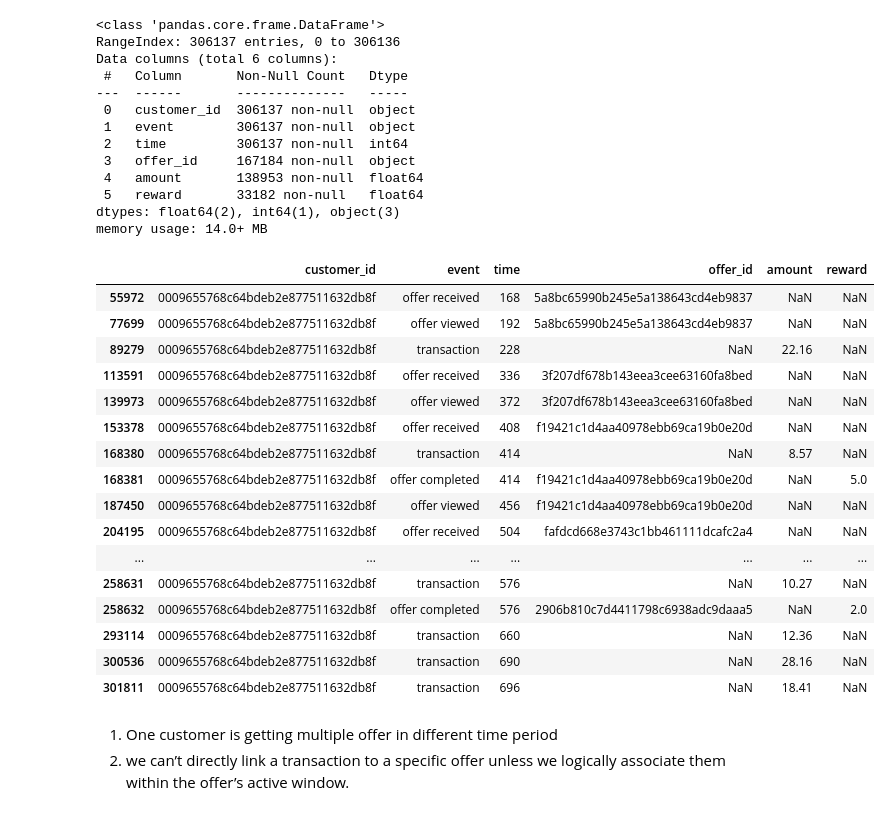
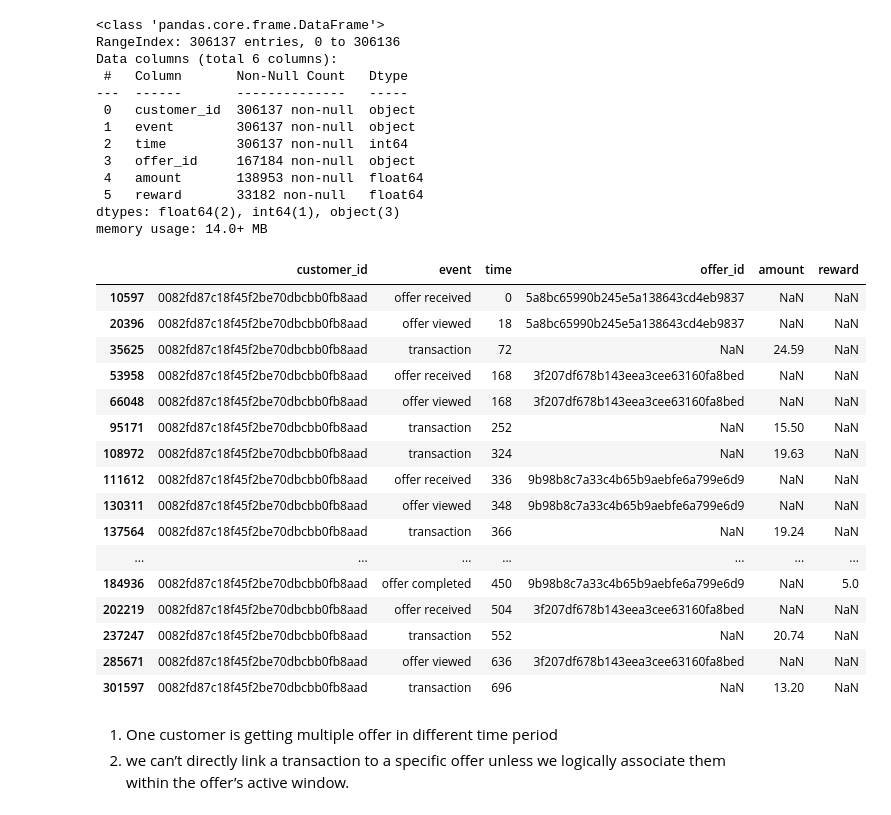
Before and after one commit to irfanzim/Python-Maven-Rewards-Challenge, a Jupyter notebook: final_analysis.ipynb, the cells around one changed output. Drawn from its saved outputs; the diff is of its cells as text; code cells hidden in the pictures.

```diff
--- a/final_analysis.ipynb
+++ b/final_analysis.ipynb
@@ -212,25 +297,25 @@ dtypes: float64(2), int64(1), object(3)
 memory usage: 14.0+ MB
 # %%
 #check events for a single random customer_id
-df_event[df_event.customer_id=="0009655768c64bdeb2e877511632db8f"]
+df_event[df_event.customer_id=="0082fd87c18f45f2be70dbcbb0fb8aad"]
 # %% [output]
 |  | customer_id | event | time | offer_id | amount | reward |
-| 55972 | 0009655768c64bdeb2e877511632db8f | offer received | 168 | 5a8bc65990b245e5a138643cd4eb9837 | NaN | NaN |
-| 77699 | 0009655768c64bdeb2e877511632db8f | offer viewed | 192 | 5a8bc65990b245e5a138643cd4eb9837 | NaN | NaN |
-| 89279 | 0009655768c64bdeb2e877511632db8f | transaction | 228 | NaN | 22.16 | NaN |
-| 113591 | 0009655768c64bdeb2e877511632db8f | offer received | 336 | 3f207df678b143eea3cee63160fa8bed | NaN | NaN |
-| 139973 | 0009655768c64bdeb2e877511632db8f | offer viewed | 372 | 3f207df678b143eea3cee63160fa8bed | NaN | NaN |
-| 153378 | 0009655768c64bdeb2e877511632db8f | offer received | 408 | f19421c1d4aa40978ebb69ca19b0e20d | NaN | NaN |
-| 168380 | 0009655768c64bdeb2e877511632db8f | transaction | 414 | NaN | 8.57 | NaN |
-| 168381 | 0009655768c64bdeb2e877511632db8f | offer completed | 414 | f19421c1d4aa40978ebb69ca19b0e20d | NaN | 5.0 |
-| 187450 | 0009655768c64bdeb2e877511632db8f | offer viewed | 456 | f19421c1d4aa40978ebb69ca19b0e20d | NaN | NaN |
-| 204195 | 0009655768c64bdeb2e877511632db8f | offer received | 504 | fafdcd668e3743c1bb461111dcafc2a4 | NaN | NaN |
+| 10597 | 0082fd87c18f45f2be70dbcbb0fb8aad | offer received | 0 | 5a8bc65990b245e5a138643cd4eb9837 | NaN | NaN |
+| 20396 | 0082fd87c18f45f2be70dbcbb0fb8aad | offer viewed | 18 | 5a8bc65990b245e5a138643cd4eb9837 | NaN | NaN |
+| 35625 | 0082fd87c18f45f2be70dbcbb0fb8aad | transaction | 72 | NaN | 24.59 | NaN |
+| 53958 | 0082fd87c18f45f2be70dbcbb0fb8aad | offer received | 168 | 3f207df678b143eea3cee63160fa8bed | NaN | NaN |
+| 66048 | 0082fd87c18f45f2be70dbcbb0fb8aad | offer viewed | 168 | 3f207df678b143eea3cee63160fa8bed | NaN | NaN |
+| 95171 | 0082fd87c18f45f2be70dbcbb0fb8aad | transaction | 252 | NaN | 15.50 | NaN |
+| 108972 | 0082fd87c18f45f2be70dbcbb0fb8aad | transaction | 324 | NaN | 19.63 | NaN |
+| 111612 | 0082fd87c18f45f2be70dbcbb0fb8aad | offer received | 336 | 9b98b8c7a33c4b65b9aebfe6a799e6d9 | NaN | NaN |
+| 130311 | 0082fd87c18f45f2be70dbcbb0fb8aad | offer viewed | 348 | 9b98b8c7a33c4b65b9aebfe6a799e6d9 | NaN | NaN |
+| 137564 | 0082fd87c18f45f2be70dbcbb0fb8aad | transaction | 366 | NaN | 19.24 | NaN |
 | ... | ... | ... | ... | ... | ... | ... |
-| 258631 | 0009655768c64bdeb2e877511632db8f | transaction | 576 | NaN | 10.27 | NaN |
-| 258632 | 0009655768c64bdeb2e877511632db8f | offer completed | 576 | 2906b810c7d4411798c6938adc9daaa5 | NaN | 2.0 |
-| 293114 | 0009655768c64bdeb2e877511632db8f | transaction | 660 | NaN | 12.36 | NaN |
-| 300536 | 0009655768c64bdeb2e877511632db8f | transaction | 690 | NaN | 28.16 | NaN |
-| 301811 | 0009655768c64bdeb2e877511632db8f | transaction | 696 | NaN | 18.41 | NaN |
+| 184936 | 0082fd87c18f45f2be70dbcbb0fb8aad | offer completed | 450 | 9b98b8c7a33c4b65b9aebfe6a799e6d9 | NaN | 5.0 |
+| 202219 | 0082fd87c18f45f2be70dbcbb0fb8aad | offer received | 504 | 3f207df678b143eea3cee63160fa8bed | NaN | NaN |
+| 237247 | 0082fd87c18f45f2be70dbcbb0fb8aad | transaction | 552 | NaN | 20.74 | NaN |
+| 285671 | 0082fd87c18f45f2be70dbcbb0fb8aad | offer viewed | 636 | 3f207df678b143eea3cee63160fa8bed | NaN | NaN |
+| 301597 | 0082fd87c18f45f2be70dbcbb0fb8aad | transaction | 696 | NaN | 13.20 | NaN |
 # %% [markdown]
 1. One customer is getting multiple offer in different time period
 2. we can’t directly link a transaction to a specific offer unless we logically associate them within the offer’s active window.
```
Also changed, not shown: parts of 36 cells of this notebook, 3 other files.
